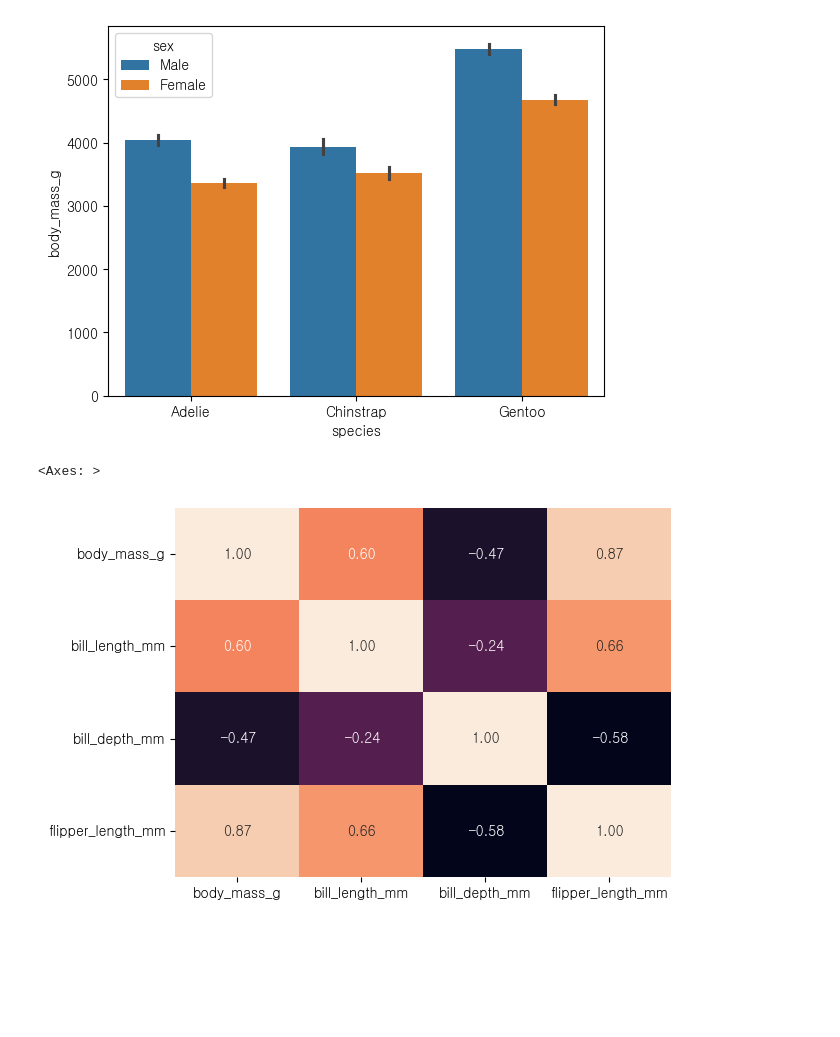
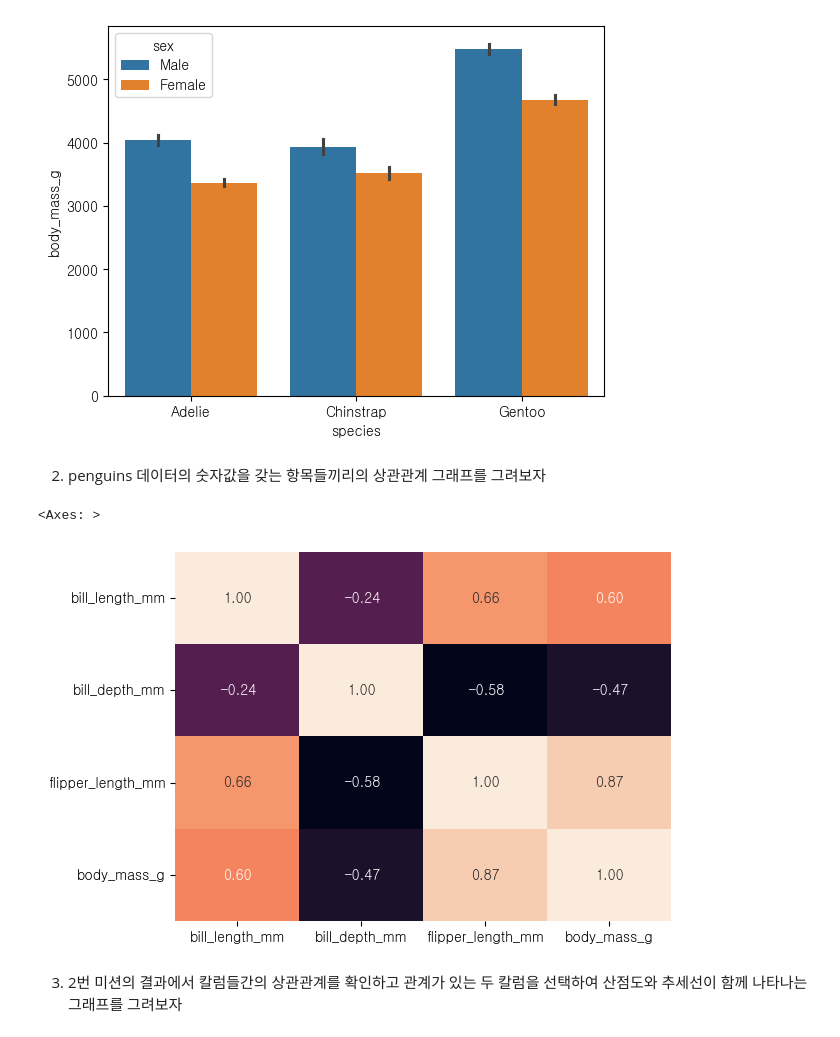
Before and after one commit to Nasa19c/aipython, a Jupyter notebook: 2024_01_11.ipynb, the cells around one changed output. Drawn from its saved outputs; the diff is of its cells as text; code cells hidden in the pictures; blank space fills up the shorter version.

```diff
--- a/2024_01_11.ipynb
+++ b/2024_01_11.ipynb
@@ -286,10 +293,14 @@ sns.barplot(x = 'species', y = 'body_mass_g', data = penguins, hue = 'sex')
 # %% [output]
 <Axes: xlabel='species', ylabel='body_mass_g'>
 [figure]
+# %% [markdown]
+2. penguins 데이터의 숫자값을 갖는 항목들끼리의 상관관계 그래프를 그려보자
 # %%
-df =penguins[['body_mass_g','bill_length_mm','bill_depth_mm','flipper_length_mm']].corr()
+df =penguins[['bill_length_mm','bill_depth_mm','flipper_length_mm', 'body_mass_g']].corr()
 sns.heatmap(data=df, annot= True, fmt = '.2f', cbar = False)
 # %% [output]
 <Axes: >
-[figure, old version]
+[figure, new version]
+# %% [markdown]
+3. 2번 미션의 결과에서 칼럼들간의 상관관계를 확인하고 관계가 있는 두 칼럼을 선택하여 산점도와 추세선이 함께 나타나는 그래프를 그려보자
 # %%
```
Also changed, not shown: parts of 14 cells of this notebook.
